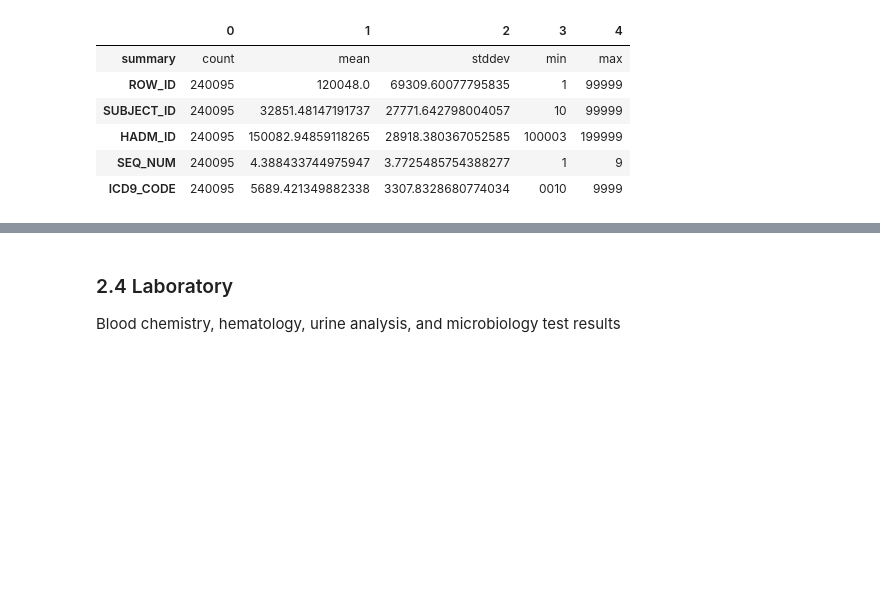
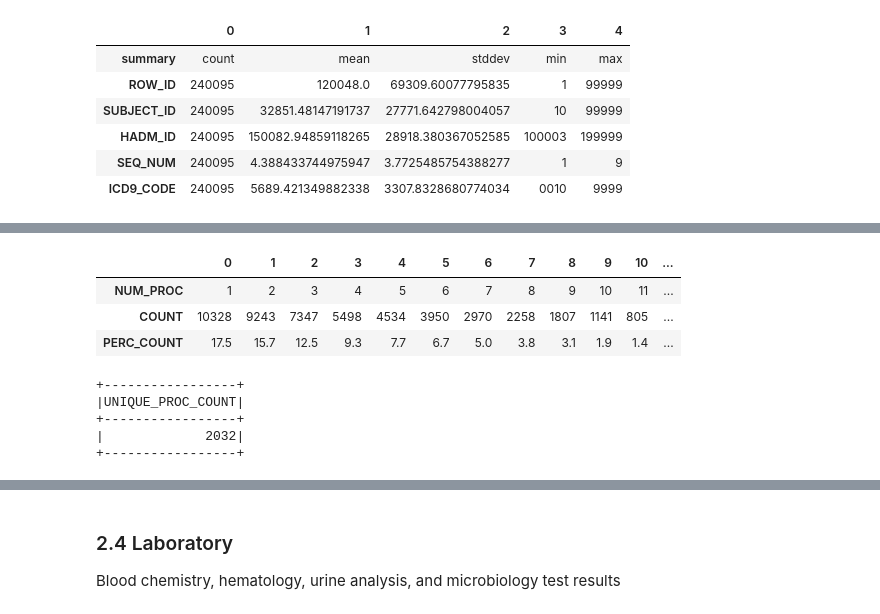
Before and after one commit to gauravkdesai/MIDS-W210-Medical_Insurance_Payment_Assistant, a Jupyter notebook: 01_MIMIC_EDA.ipynb, the cells around one changed output, grey strips where cells are left out. Saved outputs shown, nothing was run; the diff lists cells and outputs as text; code cells hidden in the pictures; blank space fills up the shorter version.

```diff
--- a/01_MIMIC_EDA.ipynb
+++ b/01_MIMIC_EDA.ipynb
@@ -314,0 +442,17 @@ PROCEDURES_ICD_DF.describe().toPandas().T
+# %%
+spark.sql("""select NUM_PROC ,count(*) as COUNT, round(count(*)/589.76,1) as PERC_COUNT from (select count(*) as NUM_PROC
+from (select distinct HADM_ID, ICD9_CODE from PROCEDURES_ICD) GROUP BY HADM_ID) group by NUM_PROC order by COUNT desc
+""").toPandas().T
+# %% [output]
+|  | 0 | 1 | 2 | 3 | 4 | 5 | 6 | 7 | 8 | 9 | 10 | ... |
+| NUM_PROC | 1 | 2 | 3 | 4 | 5 | 6 | 7 | 8 | 9 | 10 | 11 | ... |
+| COUNT | 10328 | 9243 | 7347 | 5498 | 4534 | 3950 | 2970 | 2258 | 1807 | 1141 | 805 | ... |
+| PERC_COUNT | 17.5 | 15.7 | 12.5 | 9.3 | 7.7 | 6.7 | 5.0 | 3.8 | 3.1 | 1.9 | 1.4 | ... |
+# %%
+spark.sql("""select count(distinct ICD9_CODE) as UNIQUE_PROC_COUNT from PROCEDURES_ICD""").show()
+# %% [output]
++-----------------+
+|UNIQUE_PROC_COUNT|
++-----------------+
+|             2032|
++-----------------+
```
Also changed, not shown: parts of 18 cells of this notebook.
